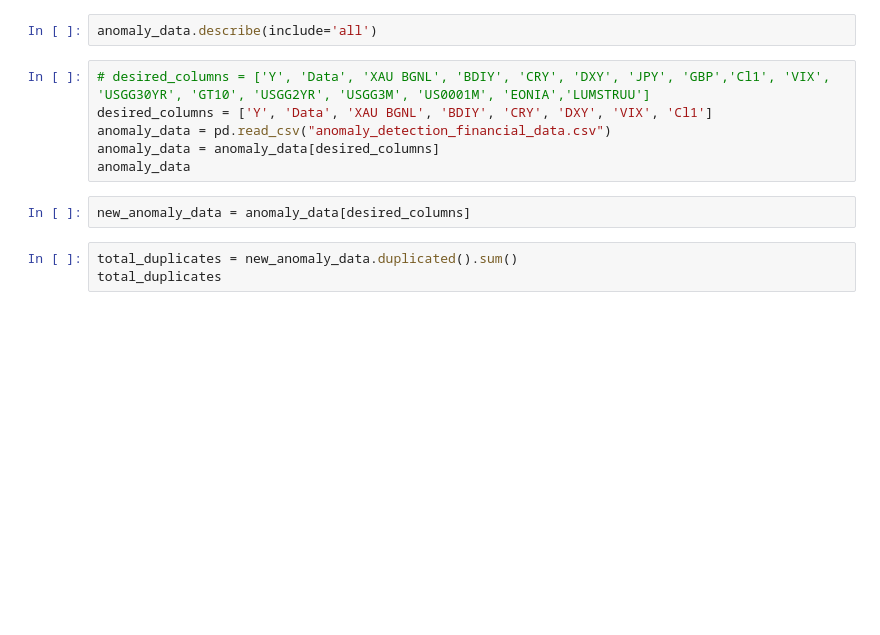
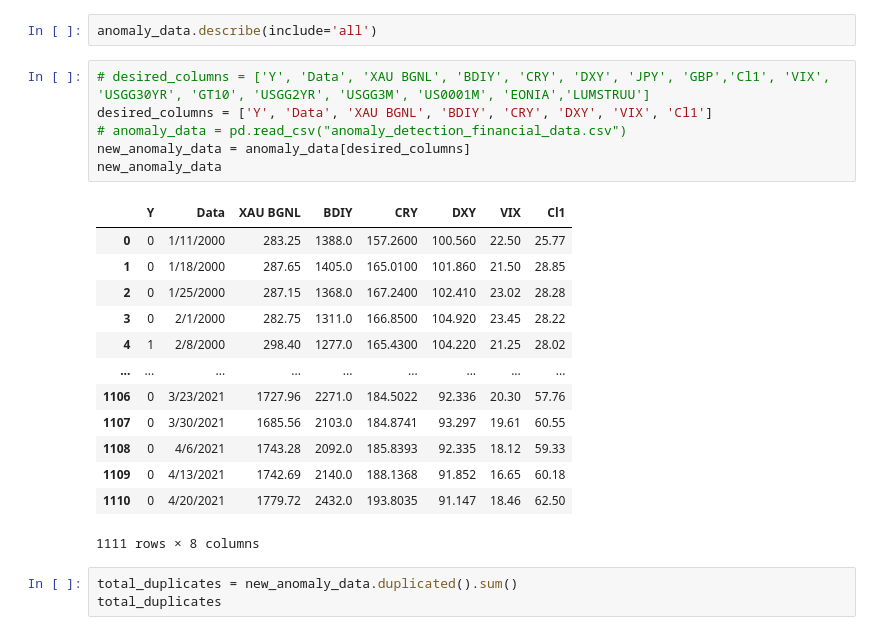
Before and after one commit to Paul-Clue/anomaly-detection, a Jupyter notebook: anomolly.ipynb, the cells around one changed output. Cells and saved outputs as stored; diff of their text form; blank space fills up the shorter version.

```diff
--- a/anomolly.ipynb
+++ b/anomolly.ipynb
@@ -52,11 +52,23 @@ anomaly_data.describe(include='all')
 # %%
 # desired_columns = ['Y', 'Data', 'XAU BGNL', 'BDIY', 'CRY', 'DXY', 'JPY', 'GBP','Cl1', 'VIX', 'USGG30YR', 'GT10', 'USGG2YR', 'USGG3M', 'US0001M', 'EONIA','LUMSTRUU']
 desired_columns = ['Y', 'Data', 'XAU BGNL', 'BDIY', 'CRY', 'DXY', 'VIX', 'Cl1']
-anomaly_data = pd.read_csv("anomaly_detection_financial_data.csv")
-anomaly_data = anomaly_data[desired_columns]
-anomaly_data
+# anomaly_data = pd.read_csv("anomaly_detection_financial_data.csv")
+new_anomaly_data = anomaly_data[desired_columns]
+new_anomaly_data
+# %% [output]
+|  | Y | Data | XAU BGNL | BDIY | CRY | DXY | VIX | Cl1 |
+| 0 | 0 | 1/11/2000 | 283.25 | 1388.0 | 157.2600 | 100.560 | 22.50 | 25.77 |
+| 1 | 0 | 1/18/2000 | 287.65 | 1405.0 | 165.0100 | 101.860 | 21.50 | 28.85 |
+| 2 | 0 | 1/25/2000 | 287.15 | 1368.0 | 167.2400 | 102.410 | 23.02 | 28.28 |
+| 3 | 0 | 2/1/2000 | 282.75 | 1311.0 | 166.8500 | 104.920 | 23.45 | 28.22 |
+| 4 | 1 | 2/8/2000 | 298.40 | 1277.0 | 165.4300 | 104.220 | 21.25 | 28.02 |
+| ... | ... | ... | ... | ... | ... | ... | ... | ... |
+| 1106 | 0 | 3/23/2021 | 1727.96 | 2271.0 | 184.5022 | 92.336 | 20.30 | 57.76 |
+| 1107 | 0 | 3/30/2021 | 1685.56 | 2103.0 | 184.8741 | 93.297 | 19.61 | 60.55 |
+| 1108 | 0 | 4/6/2021 | 1743.28 | 2092.0 | 185.8393 | 92.335 | 18.12 | 59.33 |
+| 1109 | 0 | 4/13/2021 | 1742.69 | 2140.0 | 188.1368 | 91.852 | 16.65 | 60.18 |
+| 1110 | 0 | 4/20/2021 | 1779.72 | 2432.0 | 193.8035 | 91.147 | 18.46 | 62.50 |
+1111 rows × 8 columns
-# %%
-new_anomaly_data = anomaly_data[desired_columns]
 # %%
 total_duplicates = new_anomaly_data.duplicated().sum()
 total_duplicates
```
Also changed, not shown: parts of 6 cells of this notebook.
